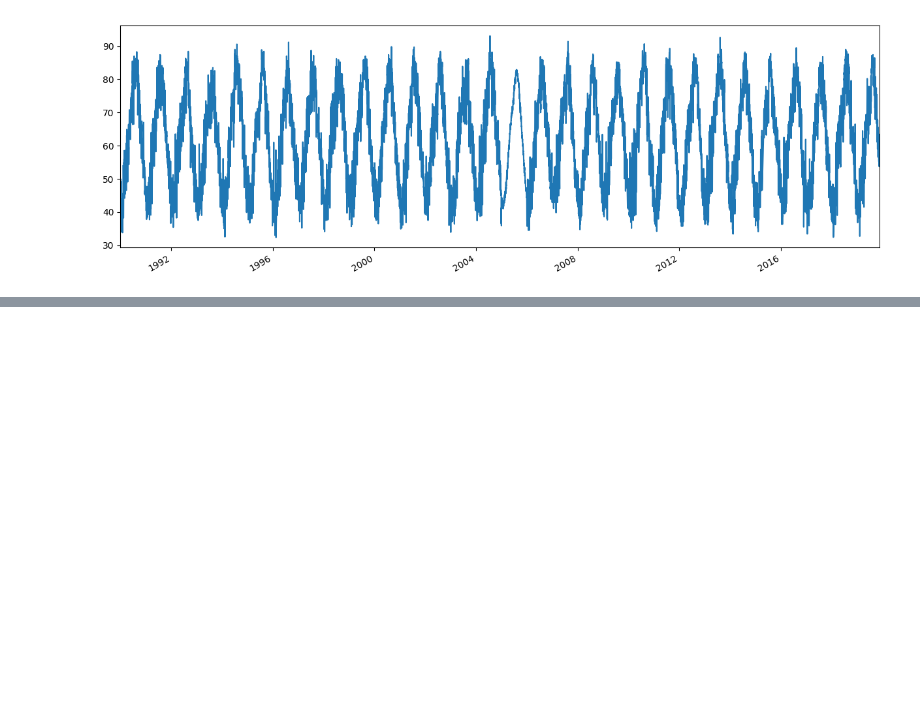
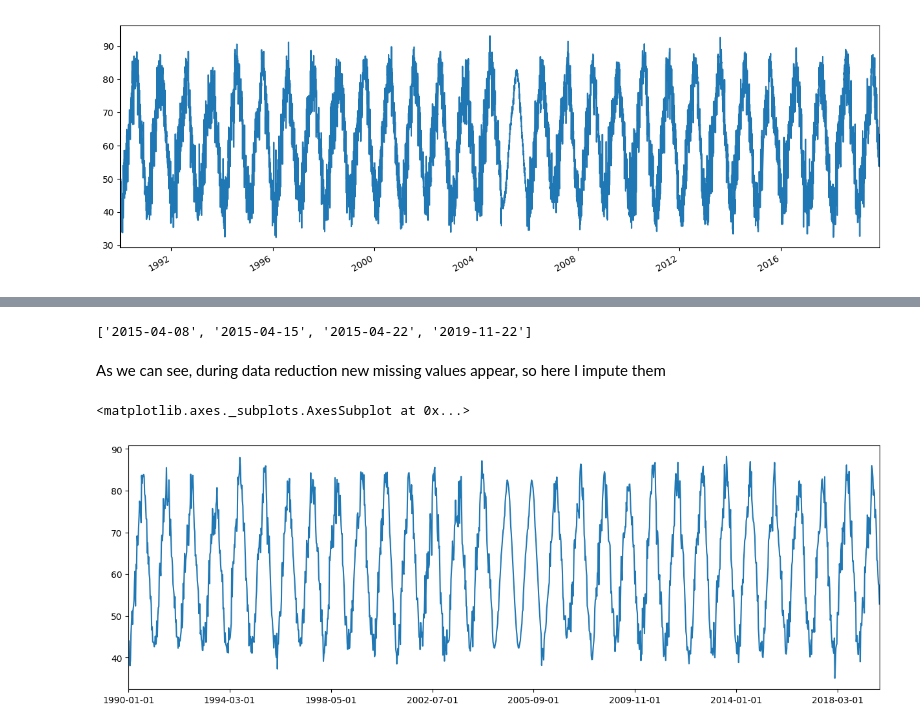
Before and after one commit to franchukpetro/Forest-fires-influence-analysis, a Jupyter notebook: prep/tokyo_prep.ipynb, the cells around one changed output, grey strips where cells are left out. Drawn from its saved outputs; the diff is of its cells as text; code cells hidden in the pictures; blank space fills up the shorter version.

```diff
--- a/prep/tokyo_prep.ipynb
+++ b/prep/tokyo_prep.ipynb
@@ -95,12 +97,12 @@ There are no weather data for 2005 year, so lets impute it
 # returns mean value for exact day of a year
 def column_mean(df, column, date):
     total = 0
-    all_years = [day for day in df.index if str(date)[4:] in str(day)]
+    all_years = [day for day in df.index if (str(date)[4:] in str(day) and str(date)[:4] not in str(day))]
 
     for year in all_years:
         total += df.at[year, column]
 
-    return total / len(all_years)
+    return (total / len(all_years))
 # %%
 # creates data for whole year, using mean value imputation
 def create_missing_year(df, year):
@@ -160,0 +234,6 @@ Now, there are no missing data for all years
+# %%
+df[df.TEMP.isnull()].index.tolist()
+# %% [output]
+['2015-04-08', '2015-04-15', '2015-04-22', '2019-11-22']
+# %% [markdown]
+As we can see, during data reduction new missing values appear, so here I impute them
@@ -160,0 +244,5 @@ Now, there are no missing data for all years
+# %%
+df.TEMP.plot()
+# %% [output]
+<matplotlib.axes._subplots.AxesSubplot at 0x...>
+[figure, added]
```
Also changed, not shown: parts of 16 cells of this notebook.
